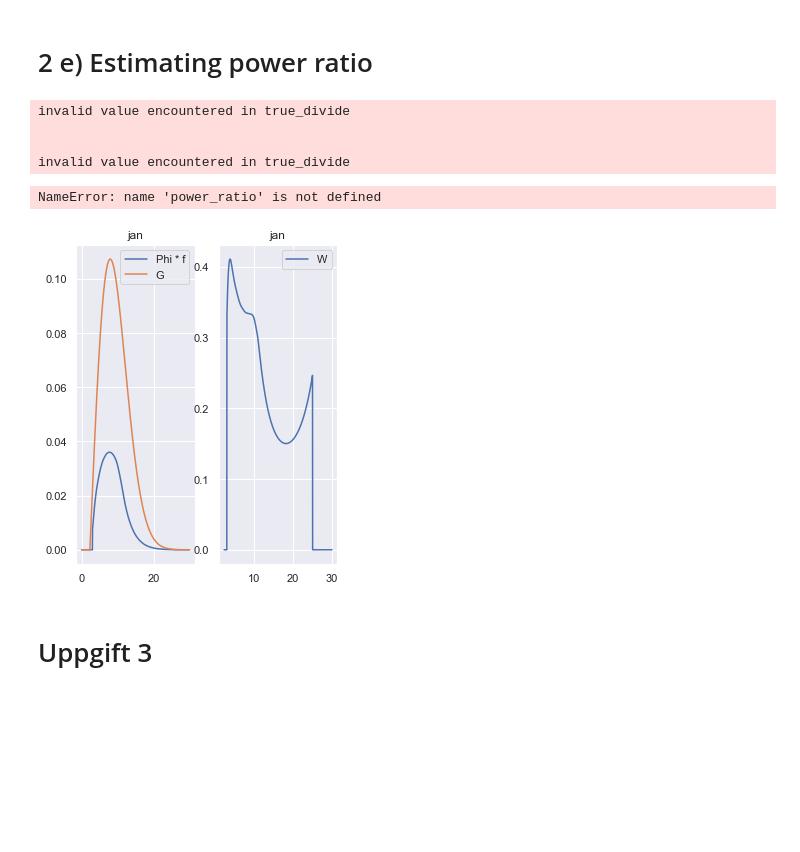
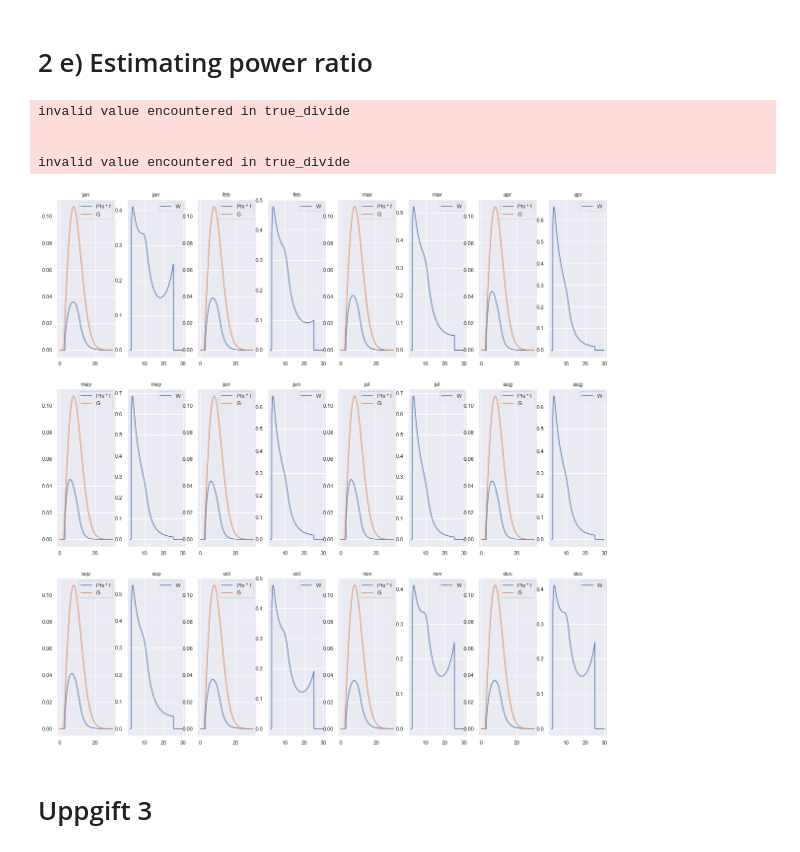
Before and after one commit to sleipner42/LP32020, a Jupyter notebook: monte-carlo/HA 1/Lab 1 Jupyter Notebook.ipynb, the cells around one changed output. Cells and saved outputs as stored; diff of their text form; code cells hidden in the pictures; blank space fills up the shorter version.

```diff
--- a/monte-carlo/HA 1/Lab 1 Jupyter Notebook.ipynb
+++ b/monte-carlo/HA 1/Lab 1 Jupyter Notebook.ipynb
@@ -164,11 +194,34 @@ for key, wind in hlp.winds.items():
     var = np.var(s(X))
     confidence_interval = 1.96*np.sqrt(var/n)
 
-    result.append({"Month" : key, "Mean": f'{np.round(mean, decimals = 2)}',
-                   "Interval": f' $\pm$ {np.round(confidence_interval, decimals=2)}',
-                    "Variance": np.round(var, decimals=2)})
+    result.append({"Month" : key, "$\tau$ [kW]": f'{np.round(mean, decimals = 2)}',
+                   "$I_{95\%}$": f' $\pm$ {np.round(confidence_interval, decimals=2)}',
+                    "$\mathbb{V}(\tau)$": np.round(var, decimals=2)})
 
 with open('ISMC.tex','w') as table:
      table.write(pd.DataFrame(result).set_index(keys="Month").to_latex(escape = False))
 # %% [output]
 [figure]
+# %%
+h = lambda x: P(x)*wind["dist"].pdf(x)
+my = g_parameters[key][0]
+sigma2 = g_parameters[key][1]
+g_scale = 10**6.4
+g_dist = norm(my, sigma2)
+g = lambda x: g_dist.pdf(x)
+
+fig = plt.figure(figsize=(20,10))
+
+plt.subplot(1,2,1)
+plt.plot(x, h(x), label="$\phi(x) * f_X(x)$")
+plt.plot(x, g(x)*g_scale, label="g(x)")
+plt.legend(fontsize = 'x-large')
+plt.gca().set_title(key, fontsize = 20)
+
+plt.subplot(1,2,2)
+plt.plot(x, h(x)/g(x), label="$\omega(x)$")
+plt.gca().set_title(key, fontsize = 20)
+plt.legend(fontsize = 'x-large')
+
+plt.show()
+fig.savefig('janISMC.png')
@@ -209,9 +264,9 @@ for key, wind in hlp.winds.items():
     var = np.var(w)*((F_max-F_min)**2)
     confidence_interval = 1.96*np.sqrt(var/n)
 
-    result.append({"Month" : key, "Mean": f'{np.round(mean, decimals = 2)}',
-                   "Interval": f'$\pm$ {np.round(confidence_interval, decimals=2)}',
-                    "Variance": np.round(var, decimals=2)})
+    result.append({"Month" : key, "$\tau$ [kW]": f'{np.round(mean, decimals = 2)}',
+                   "$I_{95\%}$": f'$\pm$ {np.round(confidence_interval, decimals=2)}',
+                    "$\mathbb{V}(\tau)$": np.round(var, decimals=2)})
 
 with open('ATSMC.tex','w') as table:
      table.write(pd.DataFrame(result).set_index(keys="Month").to_latex(escape = False))
@@ -274,37 +329,37 @@ for key, wind in hlp.winds.items():
     plt.plot(x, g(x), label="G")
     plt.legend()
     plt.gca().set_title(key)
 
     plt.subplot(3,8,i)
     i+=1
     plt.plot(x, h(x)/g(x), label="W")
     plt.gca().set_title(key)
     plt.legend()
 
-    plt.plot(x, wind["dist"].pdf(x)*power_ratio(x)/g(x))
 
     X = g_dist.rvs(size=n)
 
     # Function to evaluate
     s = lambda x: h(x)/g(x)
     sample = s(X)
 
     # Calculate variance
     mean = np.mean(sample)
     var = np.var(sample)
     confidence_interval = 1.96*np.sqrt(var/n)
 
-    result.append({"Month" : key, "Mean": f'{np.round(mean, decimals = 5)} $\pm$ {np.round(confidence_interval, decimals=5)}'})
+    result.append({"Month" : key, "$\tau$ [$\eta$]": f'{(np.round(mean*100, decimals = 2))} $\%$',
+                   "$I_{95\%}$": f'$\pm$ {(np.round(confidence_interval*100, decimals= 2))} $\%$',
+                    "$\mathbb{V}(\tau)$": np.round(var, decimals=2)})
 
 with open('powerRatio.tex','w') as table:
      table.write(pd.DataFrame(result).set_index(keys="Month").to_latex(escape = False))
 # %% [output]
 invalid value encountered in true_divide
 
 
 invalid value encountered in true_divide
-NameError: name 'power_ratio' is not defined
-[figure, old version]
+[figure, new version]
 # %% [markdown]
 # Uppgift 3
 # %%
```
Also changed, not shown: parts of 6 cells of this notebook.
